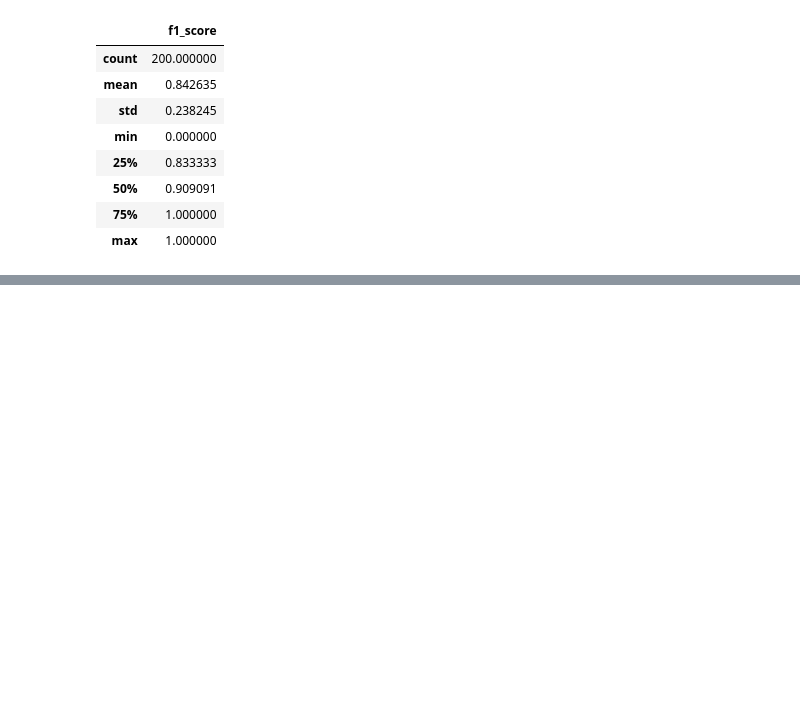
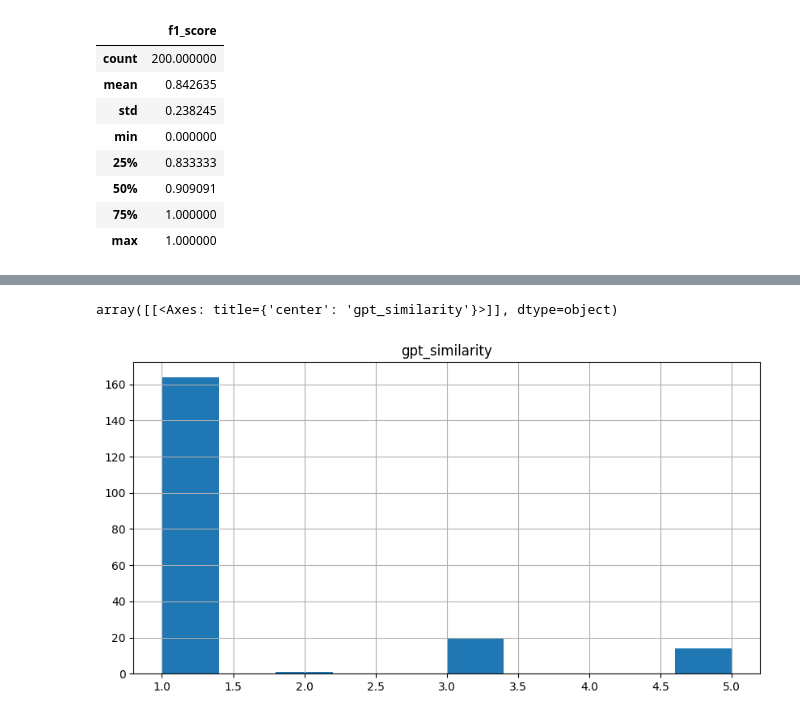
Before and after one commit to prabdeb/openai-iot-speech-chatbot, a Jupyter notebook: experiments/evaluation/Results.ipynb, the cells around one changed output, grey strips where cells are left out. Saved outputs shown, nothing was run; the diff lists cells and outputs as text; code cells hidden in the pictures; blank space fills up the shorter version.

```diff
--- a/experiments/evaluation/Results.ipynb
+++ b/experiments/evaluation/Results.ipynb
@@ -47,0 +71,6 @@ array([[<Axes: title={'center': 'f1_score'}>]], dtype=object)
+# %%
+# Plot a histogram of the GPT scores
+gpt_similarity.hist(bins=10, figsize=(10, 5))
+# %% [output]
+array([[<Axes: title={'center': 'gpt_similarity'}>]], dtype=object)
+[figure, added]
```
Also changed, not shown: parts of 4 cells of this notebook, 3 other files.
